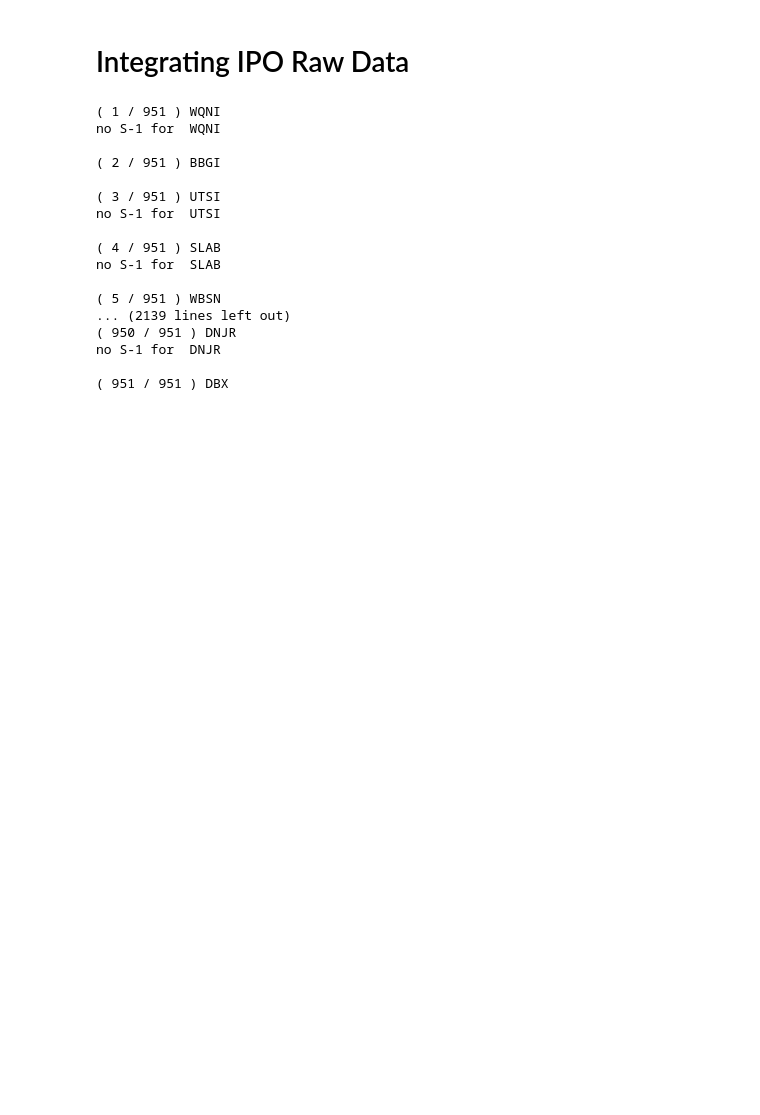
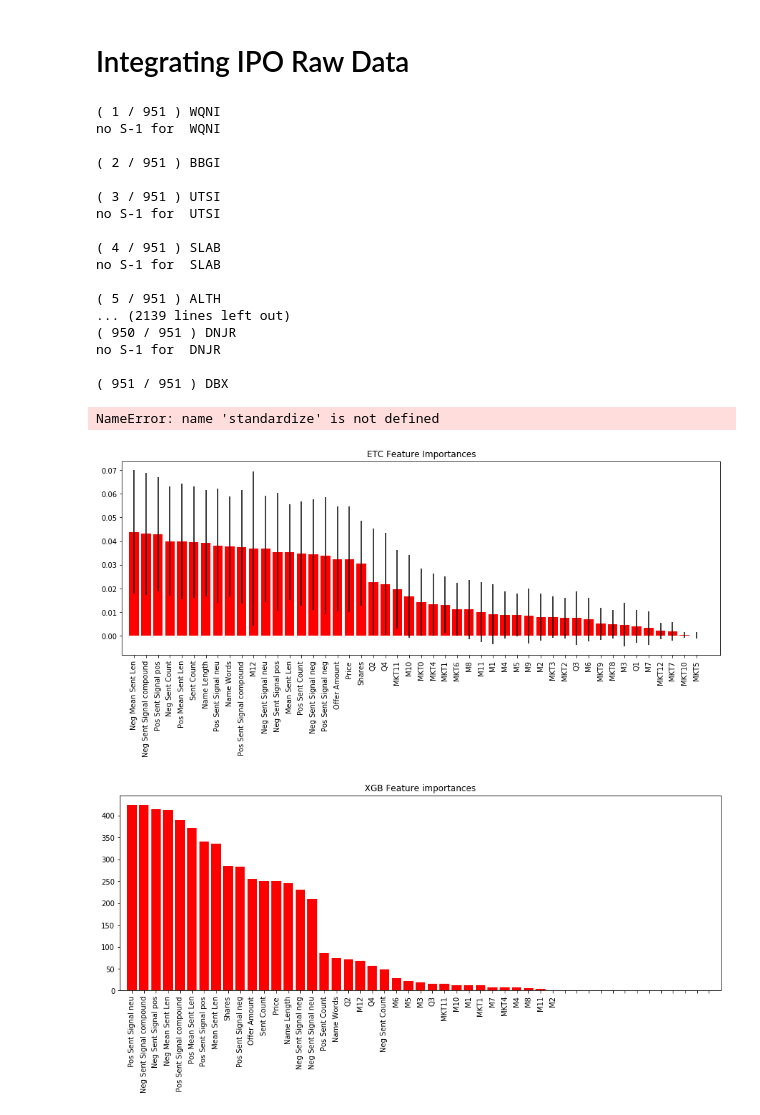
Before and after one commit to algonell/ipo-miner, a Jupyter notebook: 2 Sentiment Analysis.ipynb, the cells around one changed output. Cells and saved outputs as stored; diff of their text form; code cells hidden in the pictures; blank space fills up the shorter version.

```diff
--- a/2 Sentiment Analysis.ipynb
+++ b/2 Sentiment Analysis.ipynb
@@ -109,7 +97,7 @@ for x in df.index:
         print(x, e)
 
 #combine original data with standardized sentiment features
-df1 = pd.concat([standardize(df_sentiment_features), df], axis=1).dropna()
+df1 = pd.concat([ml.standardize(df_sentiment_features), df], axis=1).dropna()
 # %% [output]
 ( 1 / 951 ) WQNI
 no S-1 for  WQNI
@@ -122,9 +110,10 @@ no S-1 for  UTSI
 ( 4 / 951 ) SLAB
 no S-1 for  SLAB
 
-( 5 / 951 ) WBSN
+( 5 / 951 ) ALTH
 ... (2139 lines left out)
 ( 950 / 951 ) DNJR
 no S-1 for  DNJR
 
 ( 951 / 951 ) DBX
+NameError: name 'standardize' is not defined
@@ -131,5 +122,11 @@ no S-1 for  DNJR
 # %%
 #save for later improvements
 df1.to_csv('2 sentiment analysis.csv', index=True, index_label='Symbol')
+# %%
+#feature importance
+ml.show_feature_importance(df1, '3M')
+# %% [output]
+[figure, added]
+[figure, added]
 # %%
 #now run ML flow with sentiment features
```
Also changed, not shown: parts of 8 cells of this notebook, 4 other files.
